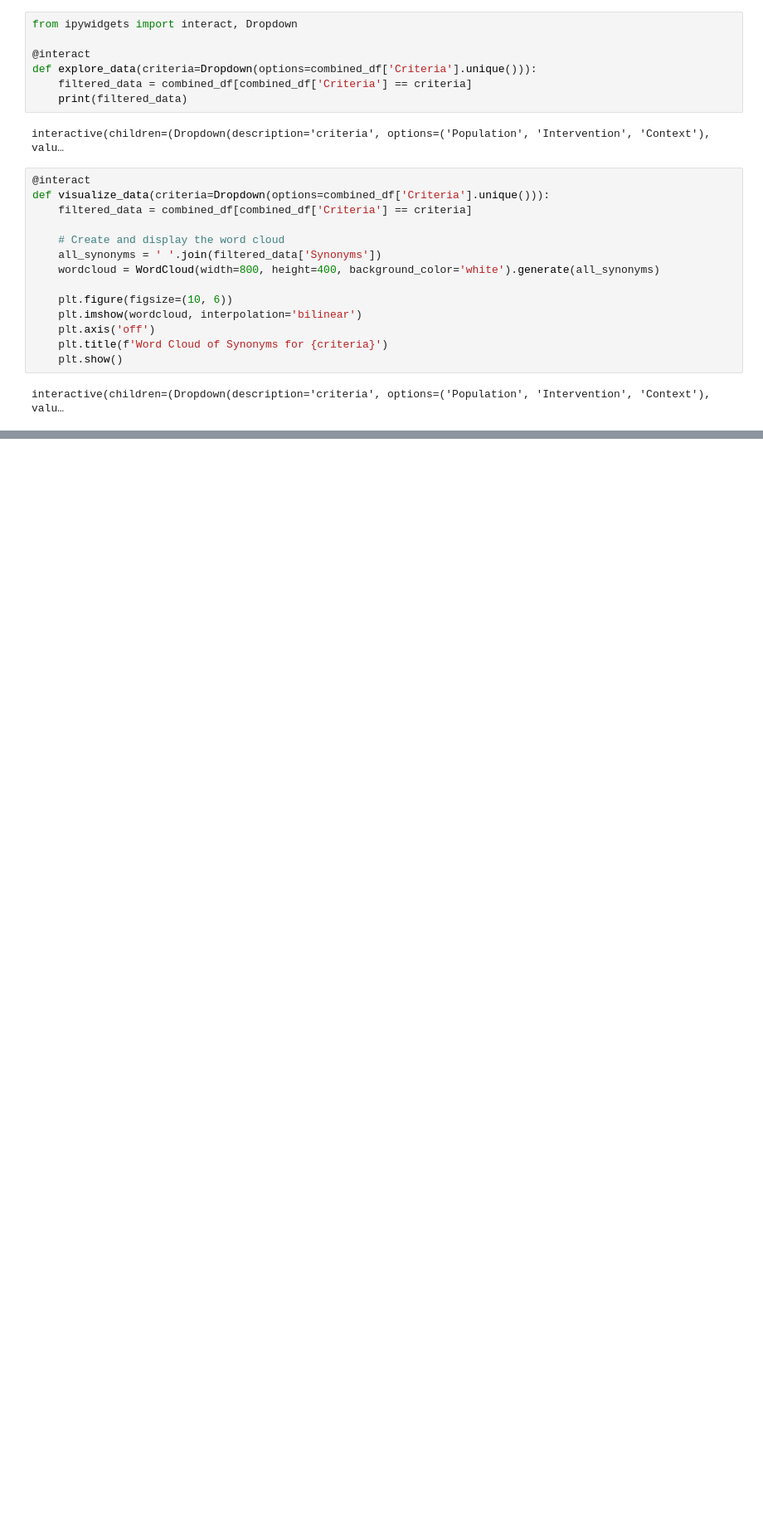
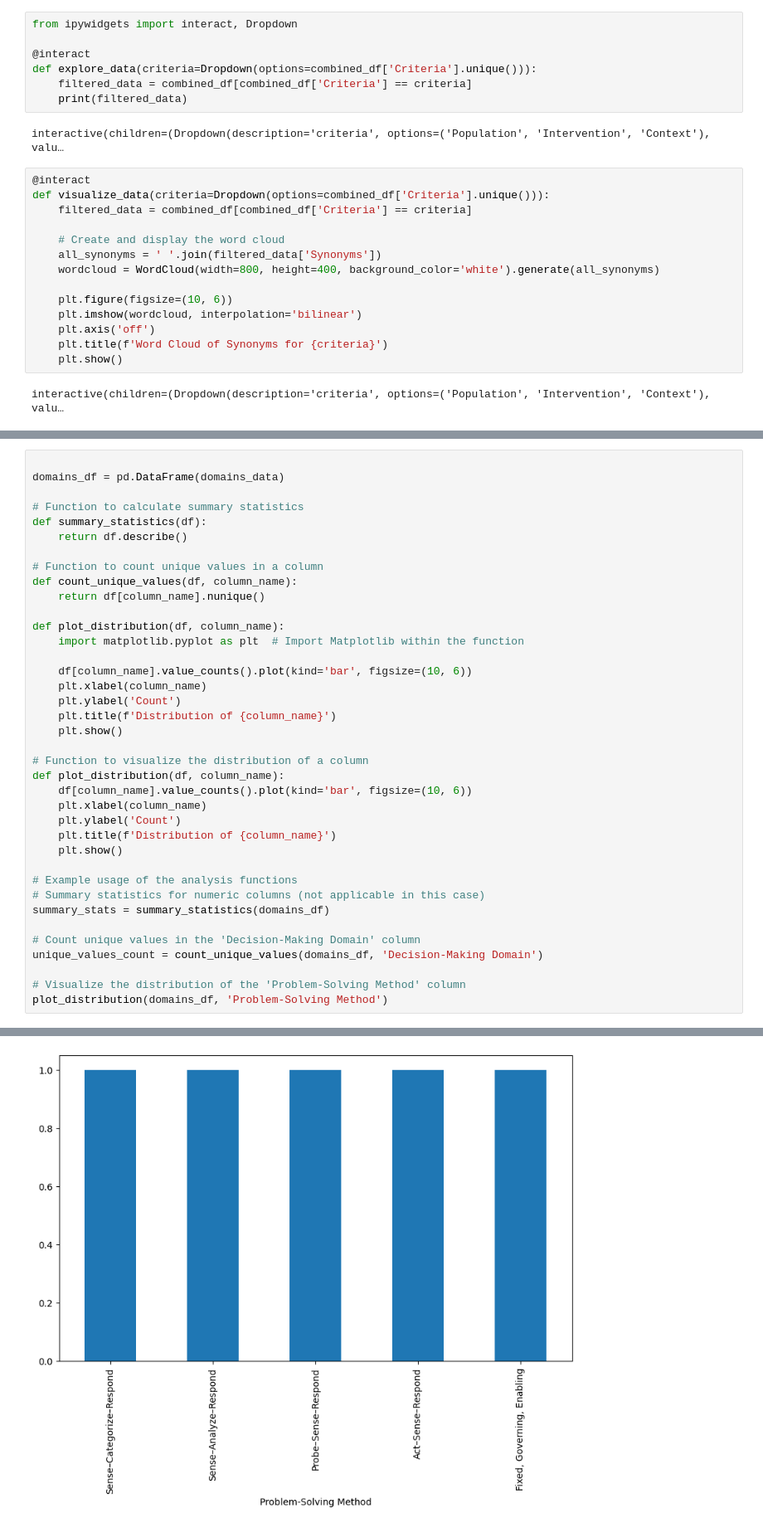
Before and after one commit to green-dino/TableTopExcercise, a Jupyter notebook: app/objectives/objectives.ipynb, the cells around one changed output, grey strips where cells are left out. Shown at 83% size. Saved outputs shown, nothing was run; the diff lists cells and outputs as text; blank space fills up the shorter version.

```diff
--- a/app/objectives/objectives.ipynb
+++ b/app/objectives/objectives.ipynb
@@ -171,0 +217,39 @@ interactive(children=(Dropdown(description='criteria', options=('Population', 'I
+# %%
+
+domains_df = pd.DataFrame(domains_data)
+
+# Function to calculate summary statistics
+def summary_statistics(df):
+    return df.describe()
+
+# Function to count unique values in a column
+def count_unique_values(df, column_name):
+    return df[column_name].nunique()
+
+def plot_distribution(df, column_name):
+    import matplotlib.pyplot as plt  # Import Matplotlib within the function
+
+    df[column_name].value_counts().plot(kind='bar', figsize=(10, 6))
+    plt.xlabel(column_name)
+    plt.ylabel('Count')
+    plt.title(f'Distribution of {column_name}')
+    plt.show()
+
+# Function to visualize the distribution of a column
+def plot_distribution(df, column_name):
+    df[column_name].value_counts().plot(kind='bar', figsize=(10, 6))
+    plt.xlabel(column_name)
+    plt.ylabel('Count')
+    plt.title(f'Distribution of {column_name}')
+    plt.show()
+
+# Example usage of the analysis functions
+# Summary statistics for numeric columns (not applicable in this case)
+summary_stats = summary_statistics(domains_df)
+
+# Count unique values in the 'Decision-Making Domain' column
+unique_values_count = count_unique_values(domains_df, 'Decision-Making Domain')
+
+# Visualize the distribution of the 'Problem-Solving Method' column
+plot_distribution(domains_df, 'Problem-Solving Method')
+# %% [output]
@@ -171,0 +257 @@ interactive(children=(Dropdown(description='criteria', options=('Population', 'I
+[figure, added]
```
Also changed, not shown: parts of 3 cells of this notebook.
